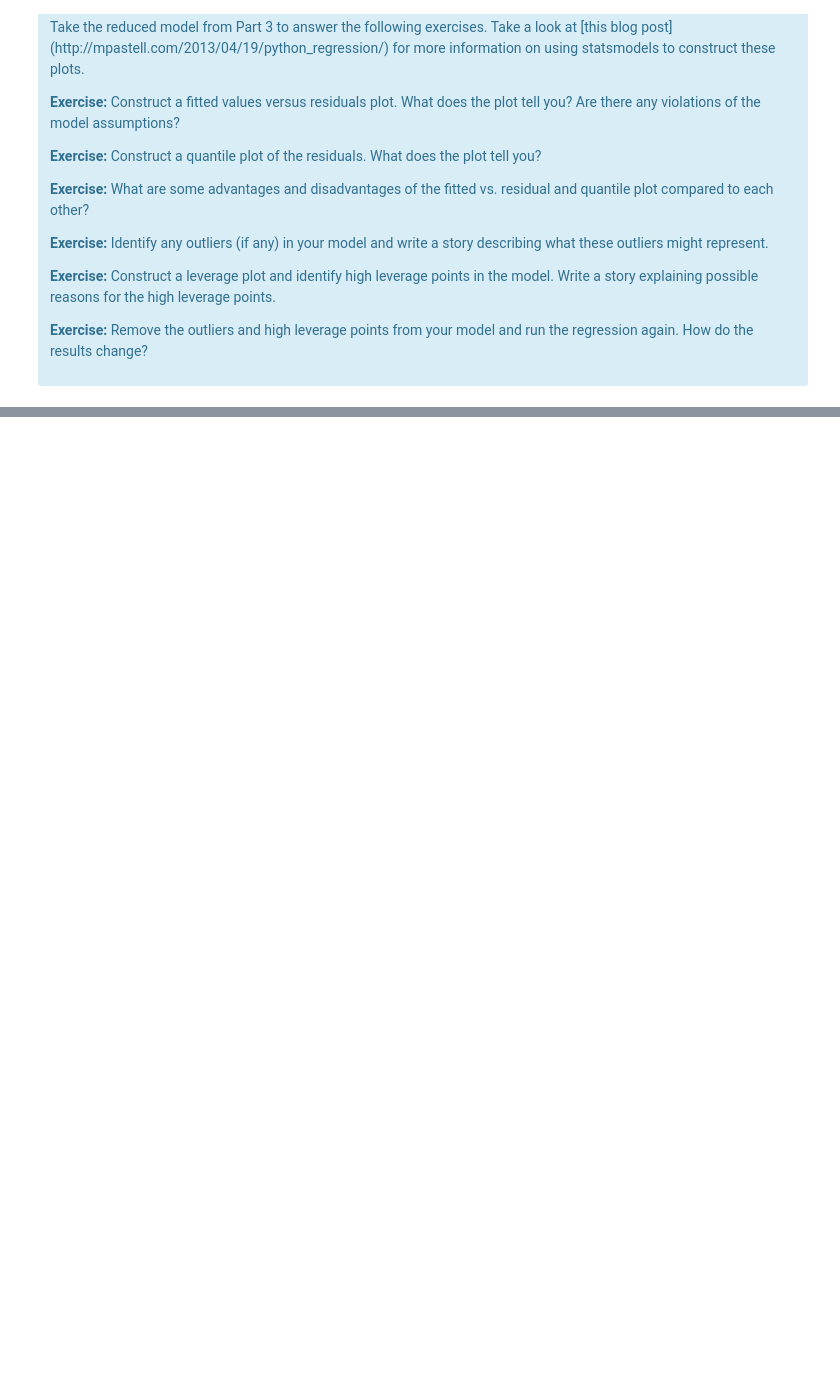
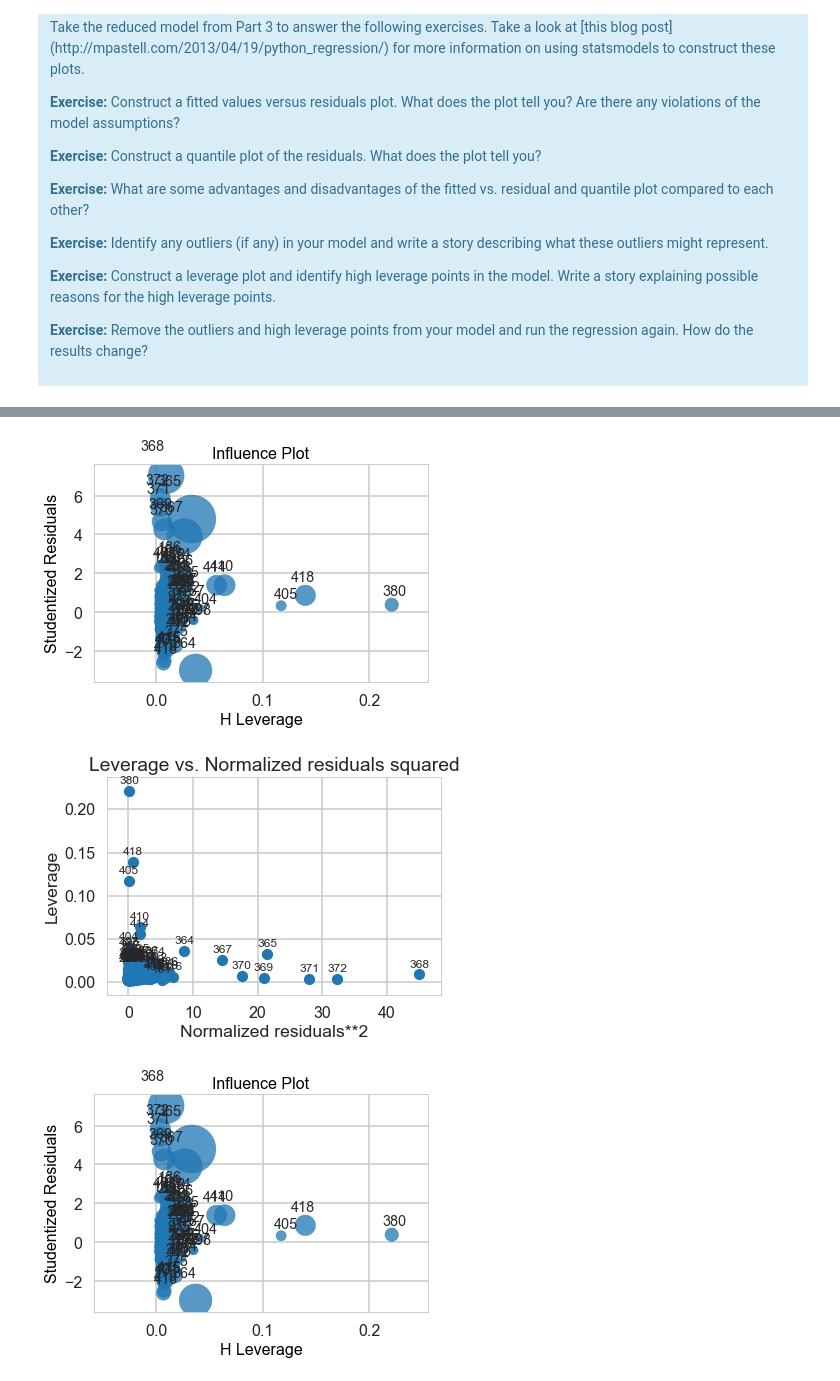
Before and after one commit to ning-leung/linear_regression_mini_project, a Jupyter notebook: Mini_Project_Linear_Regression.ipynb, the cells around one changed output, grey strips where cells are left out. Cells and saved outputs as stored; diff of their text form; code cells hidden in the pictures; blank space fills up the shorter version.

```diff
--- a/Mini_Project_Linear_Regression.ipynb
+++ b/Mini_Project_Linear_Regression.ipynb
@@ -782,0 +900,13 @@ There are some other issues that are important investigate with linear regressio
+# %%
+# Construct a leverage plot and identify high leverage points in the model. Write a story explaining possible reasons for the high leverage points.
+
+from statsmodels.graphics.regressionplots import *
+
+fitted = ols('PRICE ~ CRIM + RM + PTRATIO',bos).fit()
+
+plot_leverage_resid2(fitted)
+influence_plot(fitted)
+# %% [output]
+[figure, added]
+[figure, added]
+[figure, added]
```
Also changed, not shown: parts of 35 cells of this notebook.
